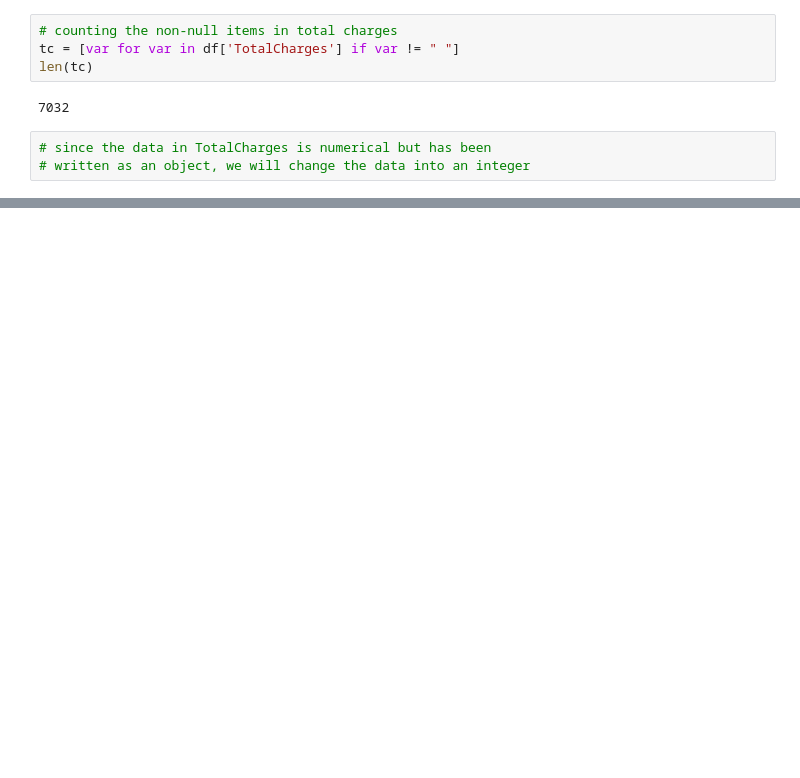
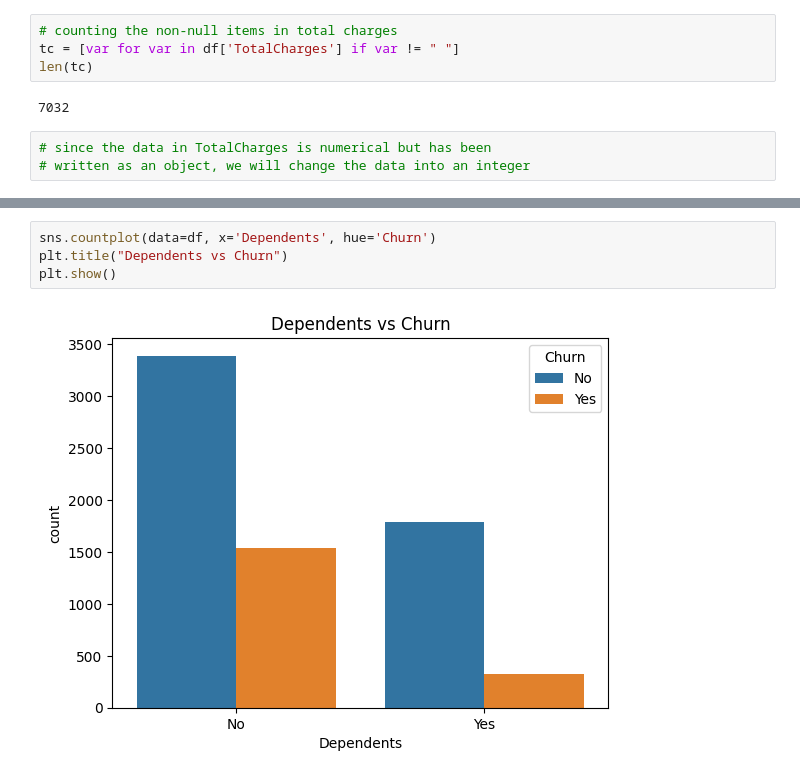
Before and after one commit to Deb-bie/customer-churn-prediction, a Jupyter notebook: notebooks/01_data_exploration/eda_overview.ipynb, the cells around one changed output, grey strips where cells are left out. Drawn from its saved outputs; the diff is of its cells as text; blank space fills up the shorter version.

```diff
--- a/notebooks/01_data_exploration/eda_overview.ipynb
+++ b/notebooks/01_data_exploration/eda_overview.ipynb
@@ -455,0 +505,6 @@ len(tc)
+# %%
+sns.countplot(data=df, x='Dependents', hue='Churn')
+plt.title("Dependents vs Churn")
+plt.show()
+# %% [output]
+[figure, added]
```
Also changed, not shown: parts of 30 cells of this notebook.
